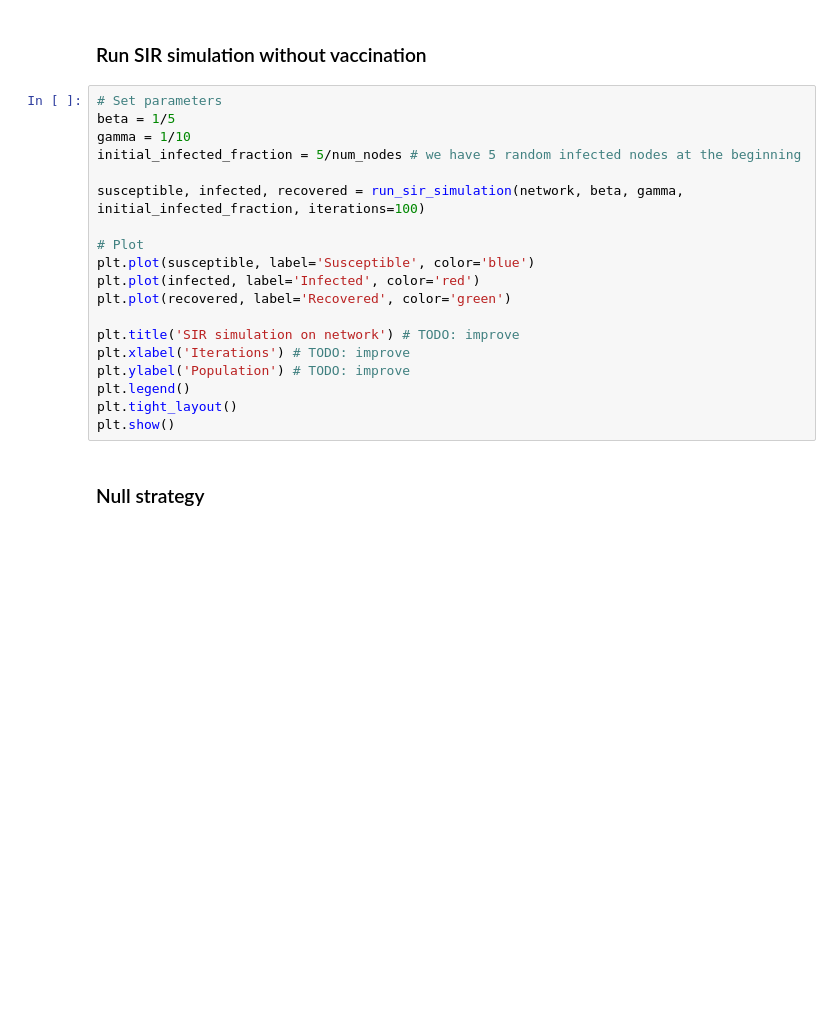
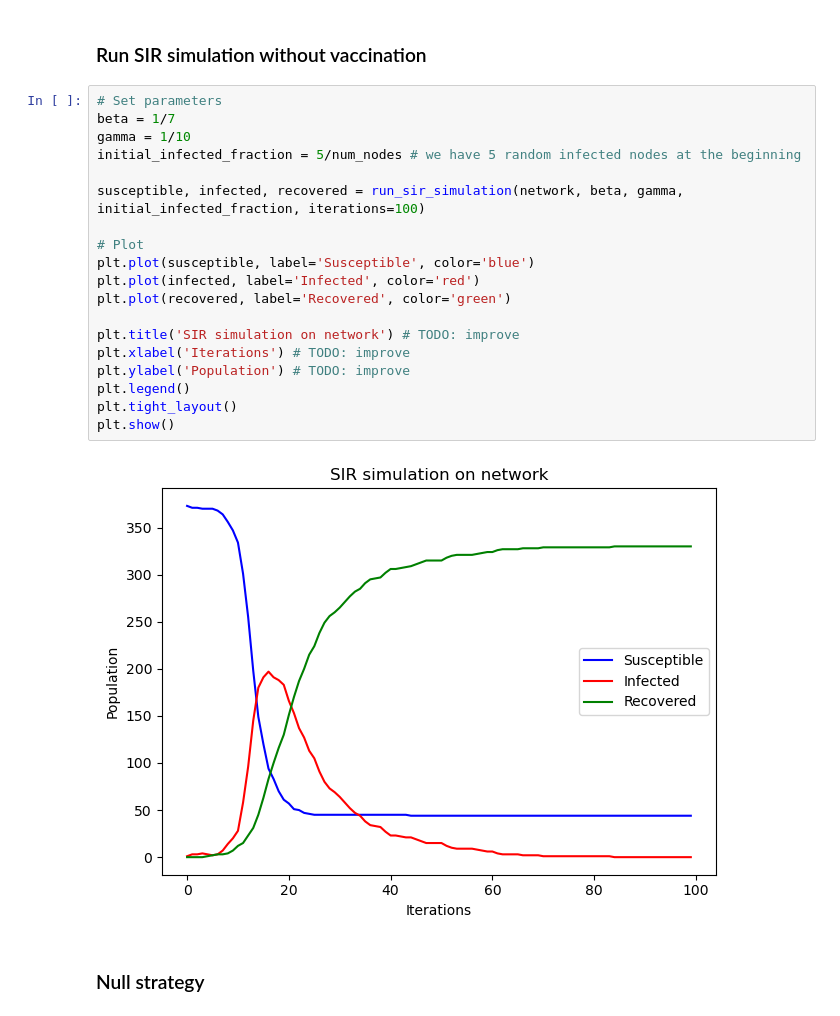
Before and after one commit to kshnva/Intro-CLS-Assignment-2, a Jupyter notebook: spatial.ipynb, the cells around one changed output. Drawn from its saved outputs; the diff is of its cells as text; blank space fills up the shorter version.

```diff
--- a/spatial.ipynb
+++ b/spatial.ipynb
@@ -618,23 +627,25 @@ def generate_conference_network():
 ### Run SIR simulation without vaccination
 # %%
 # Set parameters
-beta = 1/5
+beta = 1/7
 gamma = 1/10
 initial_infected_fraction = 5/num_nodes # we have 5 random infected nodes at the beginning
 
 susceptible, infected, recovered = run_sir_simulation(network, beta, gamma, initial_infected_fraction, iterations=100)
 
 # Plot
 plt.plot(susceptible, label='Susceptible', color='blue')
 plt.plot(infected, label='Infected', color='red')
 plt.plot(recovered, label='Recovered', color='green')
 
 plt.title('SIR simulation on network') # TODO: improve
 plt.xlabel('Iterations') # TODO: improve
 plt.ylabel('Population') # TODO: improve
 plt.legend()
 plt.tight_layout()
 plt.show()
+# %% [output]
+[figure, added]
 # %% [markdown]
 ### Null strategy
 # %%
```
Also changed, not shown: parts of 12 cells of this notebook.
